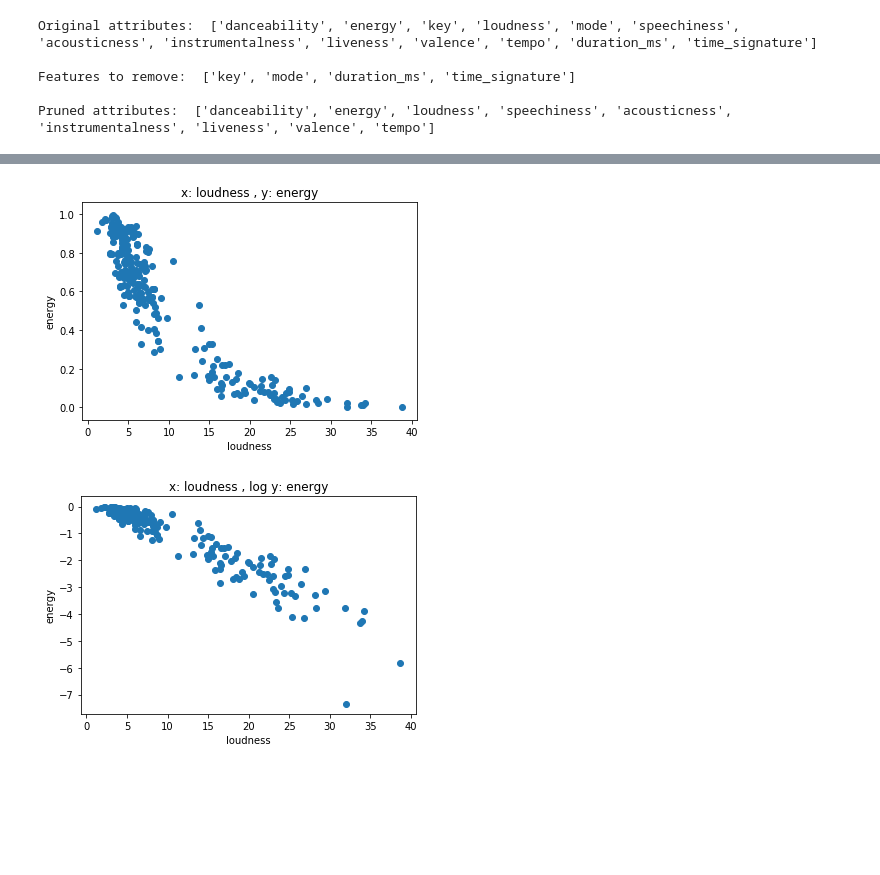
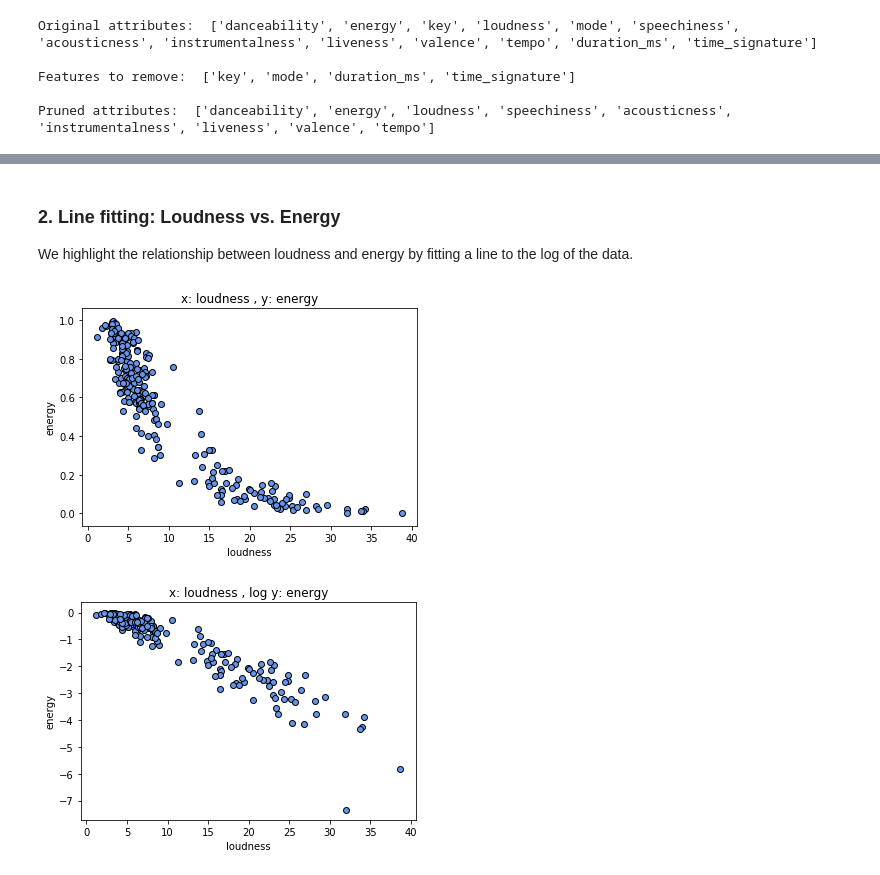
Before and after one commit to cfgong/spotifygenre, a Jupyter notebook: Linear Regression Attempt.ipynb, the cells around one changed output, grey strips where cells are left out. Cells and saved outputs as stored; diff of their text form; code cells hidden in the pictures; blank space fills up the shorter version.

```diff
--- a/Linear Regression Attempt.ipynb
+++ b/Linear Regression Attempt.ipynb
@@ -42 +49,5 @@ x_test = test_df[attribute_names]
 original_x = x_train.values
+# %%
+# Graph styling
+scatter_color = "cornflowerblue"
+line_color = "k"
@@ -89,22 +100,26 @@ not that useful feature comparisons
+# %% [markdown]
+### 2. Line fitting: Loudness vs. Energy
+We highlight the relationship between loudness and energy by fitting a line to the log of the data.
 # %%
 attribute1 = "loudness"
 attribute2 = "energy"
 
 index1 = attribute_names.index(attribute1)
 index2 = attribute_names.index(attribute2)
+
 # let's go ahead and make loudness positive so we can take the log later
 data1 = -original_x[:, index1]
 data2 = original_x[:, index2]
 
 plt.xlabel(attribute1)
 plt.ylabel(attribute2)
 title = "x: " + attribute1 + " , y: " + attribute2
 plt.title(title)
 
-plt.scatter(data1, data2)
+plt.scatter(data1, data2, color=scatter_color, edgecolor="k")
 plt.show()
 # %% [output]
-[figure, old version]
+[figure, new version]
 # %%
 log_data1 = np.log(data1)
 log_data2 = np.log(data2)
@@ -117,7 +132,7 @@ plt.ylabel(attribute2)
 title = "x: " + attribute1 + " , log y: " + attribute2
 plt.title(title)
 
-plt.scatter(data1, log_data2)
+plt.scatter(data1, log_data2, color=scatter_color, edgecolor="k")
 plt.show()
 # %% [output]
-[figure, old version]
+[figure, new version]
```
Also changed, not shown: parts of 17 cells of this notebook.
